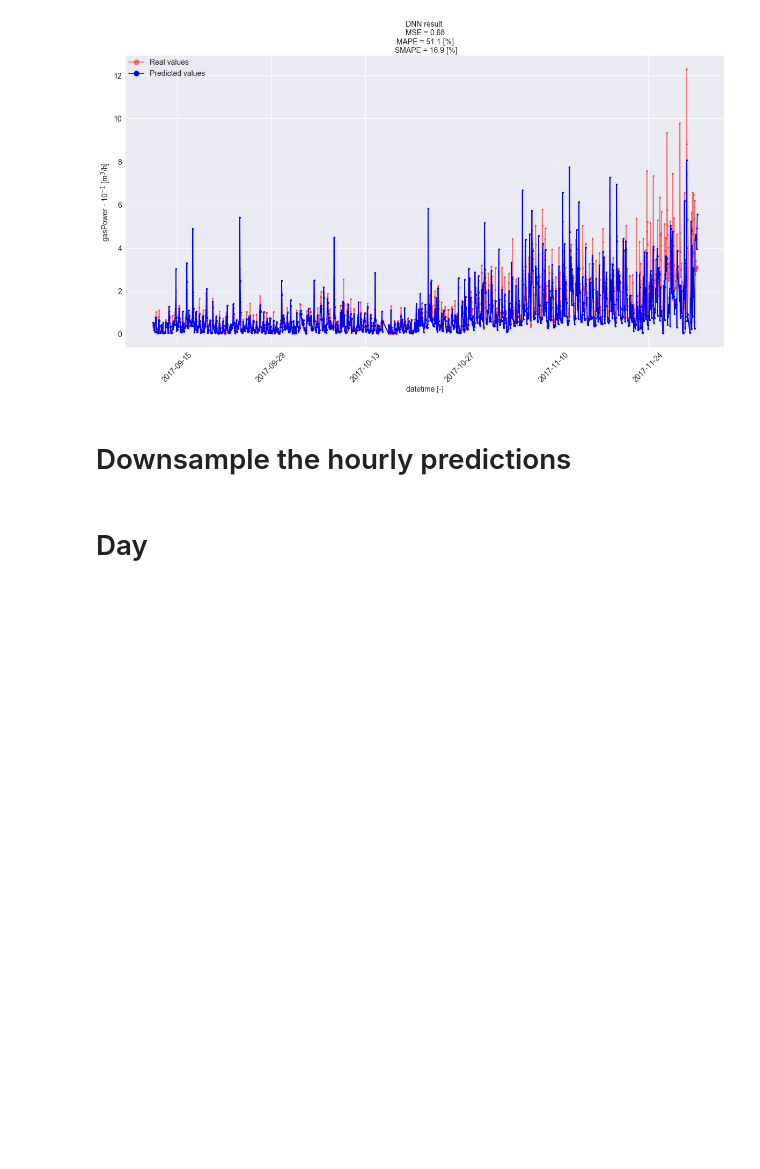
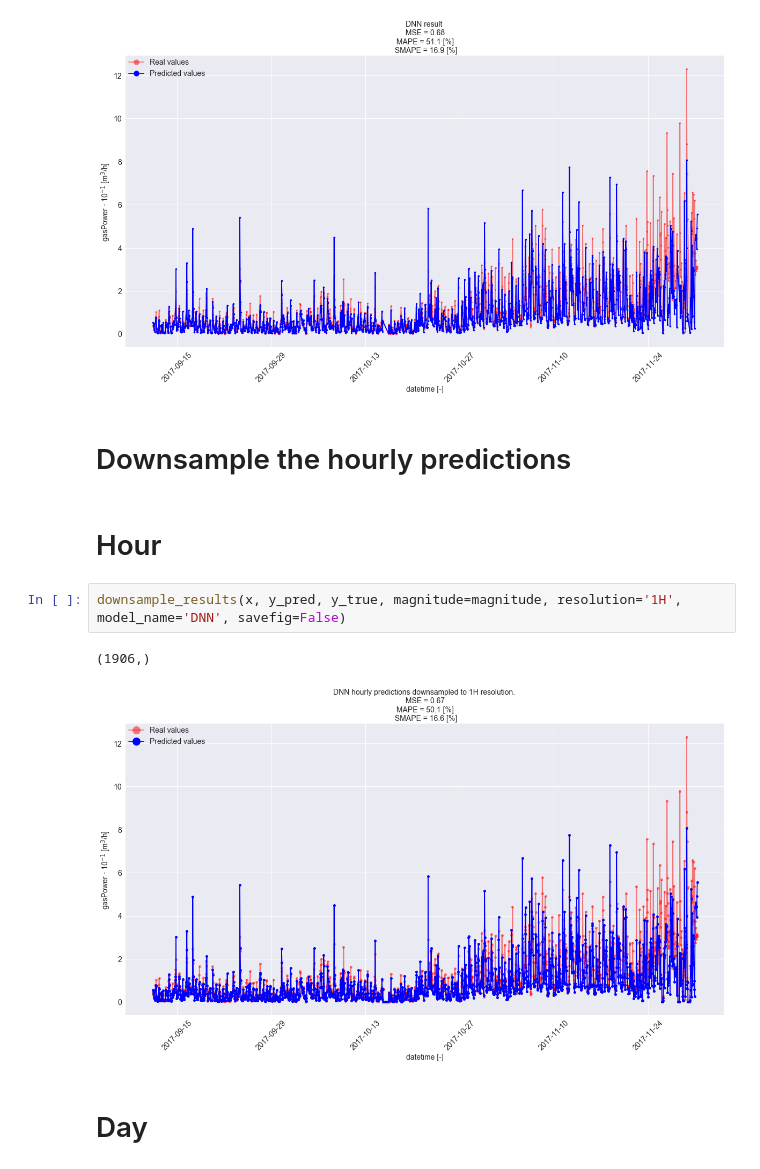
Before and after one commit to deKeijzer/Multivariate-time-series-models-in-Keras, a Jupyter notebook: notebooks/3. DNN.ipynb, the cells around one changed output. Saved outputs shown, nothing was run; the diff lists cells and outputs as text; blank space fills up the shorter version.

```diff
--- a/notebooks/3. DNN.ipynb
+++ b/notebooks/3. DNN.ipynb
@@ -454,6 +454,13 @@ FINISHED
 [figure]
 # %% [markdown]
 # Downsample the hourly predictions
+# %% [markdown]
+# Hour
+# %%
+downsample_results(x, y_pred, y_true, magnitude=magnitude, resolution='1H', model_name='DNN', savefig=False)
+# %% [output]
+(1906,)
+[figure, added]
 # %% [markdown]
 # Day
 # %%
```
Also changed, not shown: parts of 1 cell of this notebook, 7 other files.
